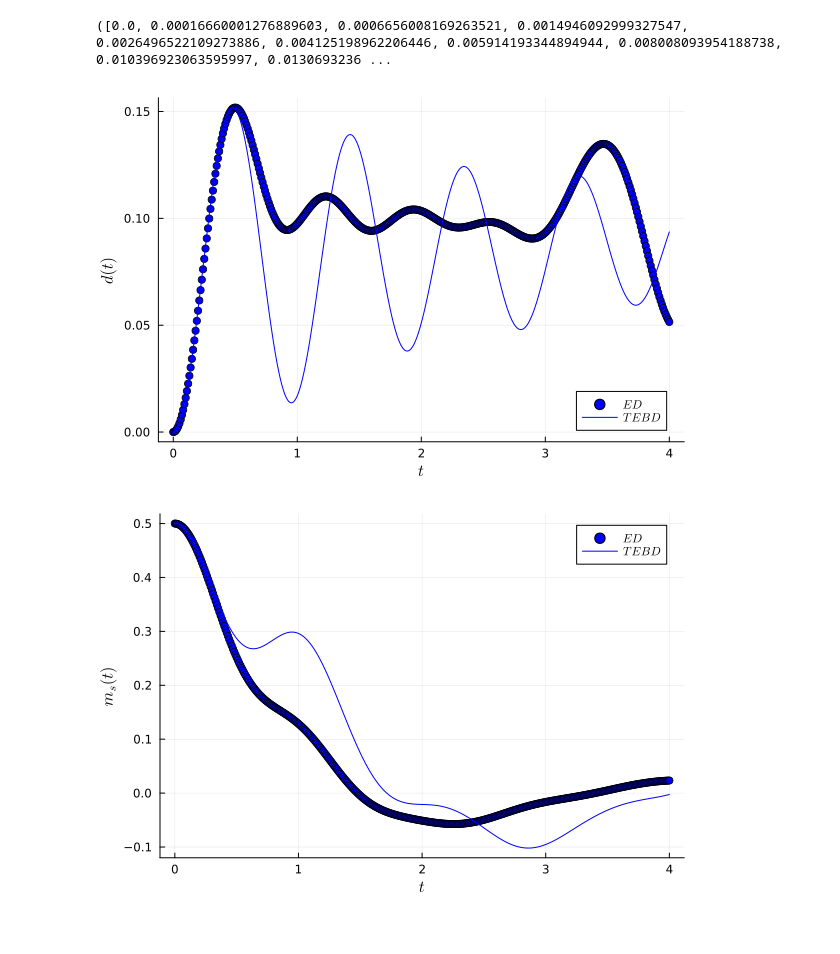
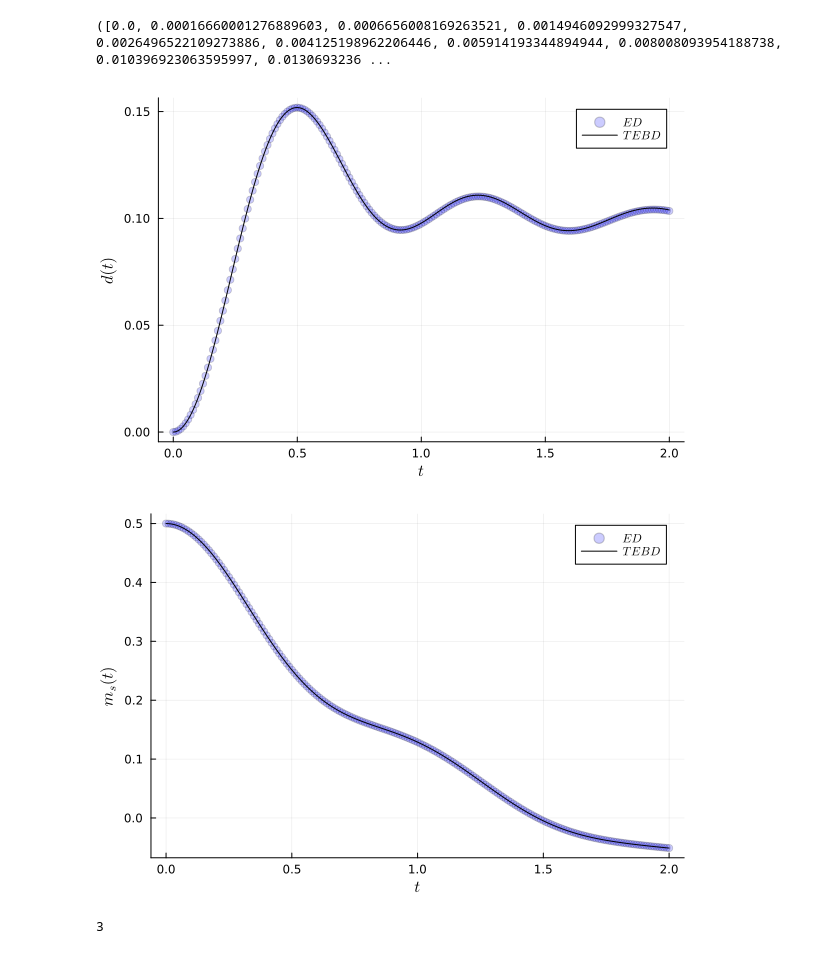
Before and after one commit to Joacop16/Tensor_Networks_with_Julia, a Jupyter notebook: 4 - Fermi-Hubbard Model (Spinful Systems).ipynb, the cells around one changed output. Drawn from its saved outputs; the diff is of its cells as text; code cells hidden in the pictures.

```diff
--- a/4 - Fermi-Hubbard Model (Spinful Systems).ipynb
+++ b/4 - Fermi-Hubbard Model (Spinful Systems).ipynb
@@ -213,9 +213,9 @@ function Create_H_MPO(t,U, N, sites = [])
 
         #Our F is the parity operator, what if we write this? This version is not working
         # os += -t,"Cdagdn * F",j,"Cdn",j+1
-        # os += -t,"F * Cdn",j,"Cdagdn",j+1
+        # os += -t,"Cdagdn",j+1,"F * Cdn",j
         # os += -t,"Cdagup * F",j,"Cup",j+1
-        # os += -t,"F * Cup",j,"Cdagup",j+1
+        # os += -t,"Cdagup",j+1,"F * Cup",j
 
     end
 
@@ -255,12 +255,12 @@ function staggered_magnetization_TN(psi)
     return ms/(2*N)
 end
 
-function TEBD_Values(t, Psi_0, J, U, maxdim = 40, output = false)
+function TEBD_Values(t, Psi_0, J, U, maxdim = 40, output = false, iTEBD = false)
     #|Ψ(t)> = exp(-itH)|Ψ(0)> #Main Function
 
     N = length(Psi_0)
     cutoff = 1E-8
-    dt = 0.01
+    dt = 0.005
     s = siteinds(Psi_0)
 
     # Make gates (1,2),(2,3),(3,4),...
@@ -270,12 +270,11 @@ function TEBD_Values(t, Psi_0, J, U, maxdim = 40, output = false)
         s1 = s[j]
         s2 = s[j + 1]
 
-        hj = -J*op("Cdagup", s1)*op("Cup", s2) -J*op("Cdagup", s2)*op("Cup", s1)
-        hj += -J*op("Cdagdn", s1)*op("Cdn", s2) -J*op("Cdagdn", s2)*op("Cdn", s1)
+        # hj = -J*op("Cdagup", s1)*op("Cup", s2) -J*op("Cdagup", s2)*op("Cup", s1)
+        # hj += -J*op("Cdagdn", s1)*op("Cdn", s2) -J*op("Cdagdn", s2)*op("Cdn", s1)
 
-
-        # hj = -J*op("Cdagup * F", s1)*op("Cup", s2) -J*op("Cup * F", s1)*op("Cdagup", s2) #It is working
-        # hj += -J*op("Cdagdn * F", s1)*op("Cdn", s2) -J*op("Cdn * F", s1)op("Cdagdn", s2)
+        hj = -J*op("Cdagup * F", s1)*op("Cup", s2) -J*op("Cdagup", s2)*op("F * Cup", s1)
+        hj += -J*op("Cdagdn * F", s1)*op("Cdn", s2) -J*op("Cdagdn", s2)*op("F * Cdn", s1)
 
         hj += U*op("Nup * Ndn", s1)*op("Id", s2)
 
@@ -283,7 +282,11 @@ function TEBD_Values(t, Psi_0, J, U, maxdim = 40, output = false)
             hj += U*op("Nup * Ndn", s2)*op("Id", s1)
         end
 
-        push!(Evolution_Gates, exp(-im * dt/ 2 * hj))
+        if iTEBD
+            push!(Evolution_Gates, exp(-dt/ 2 * hj))
+        else
+            push!(Evolution_Gates, exp(-im * dt/ 2 * hj))
+        end
     end
 
     append!(Evolution_Gates, reverse(Evolution_Gates))
@@ -300,8 +303,14 @@ function TEBD_Values(t, Psi_0, J, U, maxdim = 40, output = false)
         normalize!(Psi_t)
 
         append!(Times, time)
-        append!(d_values, double_occupancy_TN(Psi_t).re)
-        append!(ms_values, staggered_magnetization_TN(Psi_t).re)
+
+        if iTEBD
+            append!(d_values, double_occupancy_TN(Psi_t))
+            append!(ms_values, staggered_magnetization_TN(Psi_t))
+        else
+            append!(d_values, double_occupancy_TN(Psi_t).re)
+            append!(ms_values, staggered_magnetization_TN(Psi_t).re)
+        end
 
         if output == true
             println("Values for t = "*string(time)*" calculated.")
@@ -473,16 +492,23 @@ d_values_ED, ms_values_ED, times_ED
 # %% [output]
 ([0.0, 0.00016660001276889603, 0.0006656008169263521, 0.0014946092999327547, 0.0026496522109273886, 0.004125198962206446, 0.005914193344894944, 0.008008093954188738, 0.010396923063595997, 0.0130693236 ...
 # %%
-scatter(times_ED, d_values_ED, label= L"ED", color = "blue")
-plot!(times_TN, d_values_TN, label= L"TEBD", color = "blue")
+scatter(times_ED, d_values_ED, label= L"ED", color = "blue", alpha = 0.2)
+plot!(times_TN, d_values_TN, label= L"TEBD", color = "black")
 xlabel!(L"t")
 ylabel!(L"d(t)")
 # %% [output]
-[figure, old version]
+[figure, new version]
 # %%
-scatter(times_ED, ms_values_ED, label= L"ED", color = "blue")
-plot!(times_TN, ms_values_TN, label= L"TEBD", color = "blue")
+scatter(times_ED, ms_values_ED, label= L"ED", color = "blue", alpha = 0.2)
+plot!(times_TN, ms_values_TN, label= L"TEBD", color = "black")
 xlabel!(L"t")
 ylabel!(L"m_{s}(t)")
 # %% [output]
-[figure, old version]
+[figure, new version]
+# %%
+N = 10
+t = 1
+U = 4
+tf = 3
+# %% [output]
+3
```
Also changed, not shown: parts of 15 cells of this notebook, 1 other file.
